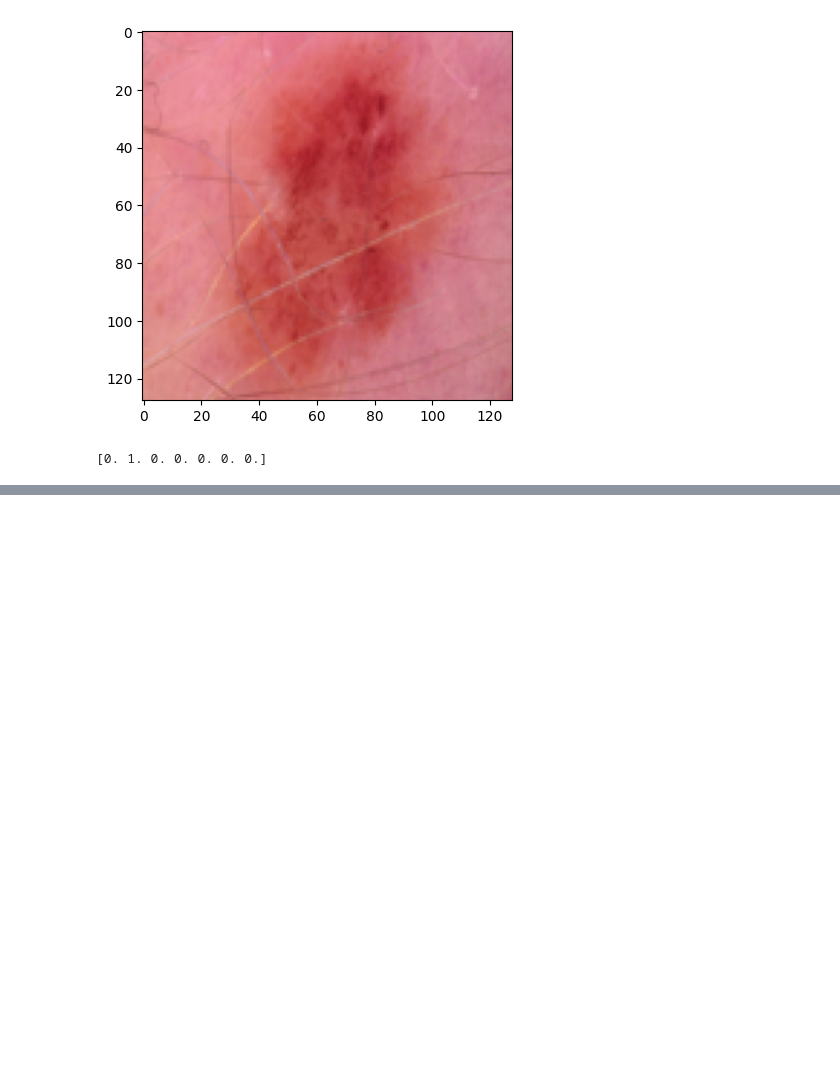
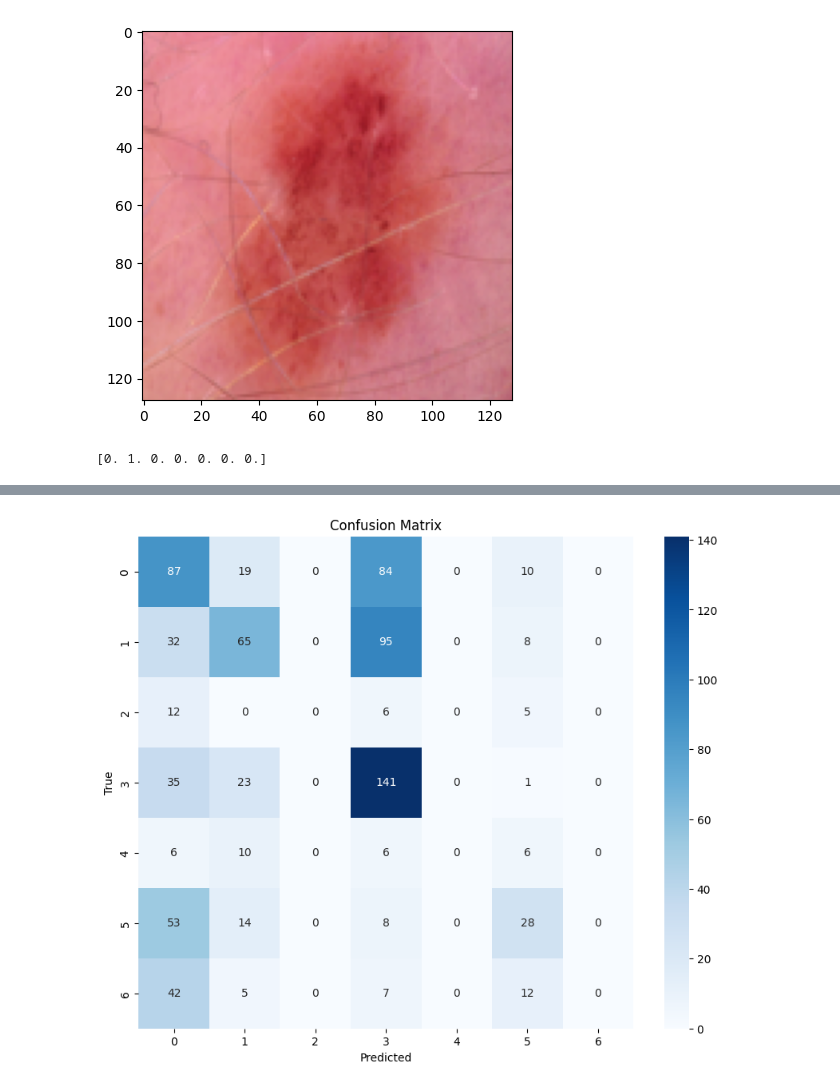
Before and after one commit to JonasRiber/Dl_project_HAM10000, a Jupyter notebook: Ham10000_project_Anders.ipynb, the cells around one changed output, grey strips where cells are left out. Drawn from its saved outputs; the diff is of its cells as text; code cells hidden in the pictures; blank space fills up the shorter version.

```diff
--- a/Ham10000_project_Anders.ipynb
+++ b/Ham10000_project_Anders.ipynb
@@ -342,0 +343,31 @@ Epoch 10/10
+# %%
+import numpy as np
+from sklearn.metrics import confusion_matrix
+import matplotlib.pyplot as plt
+import seaborn as sns
+
+# Assuming you have 'model', 'x_test', and 'y_test' defined
+# and 'results = model.evaluate(x_test, y_test, batch_size=32)' has been executed
+
+# 1. Get predictions
+y_pred = model.predict(x_test)
+y_pred_classes = np.argmax(y_pred, axis=1)
+#print(y_pred_classes)
+
+# 2. Get true labels
+y_true_classes = np.argmax(y_test, axis=1)
+#print(y_true_classes)
+
+# 3. Generate confusion matrix
+cm = confusion_matrix(y_true_classes, y_pred_classes)
+
+# 4. Visualize confusion matrix
+plt.figure(figsize=(10, 8))
+sns.heatmap(cm, annot=True, fmt='d', cmap='Blues',
+            xticklabels=['0', '1', '2', '3', '4', '5', '6'],
+            yticklabels=['0', '1', '2', '3', '4', '5', '6'])
+plt.xlabel('Predicted')
+plt.ylabel('True')
+plt.title('Confusion Matrix')
+plt.show()
+# %% [output]
@@ -342,0 +375 @@ Epoch 10/10
+[figure, added]
```
Also changed, not shown: parts of 4 cells of this notebook.
